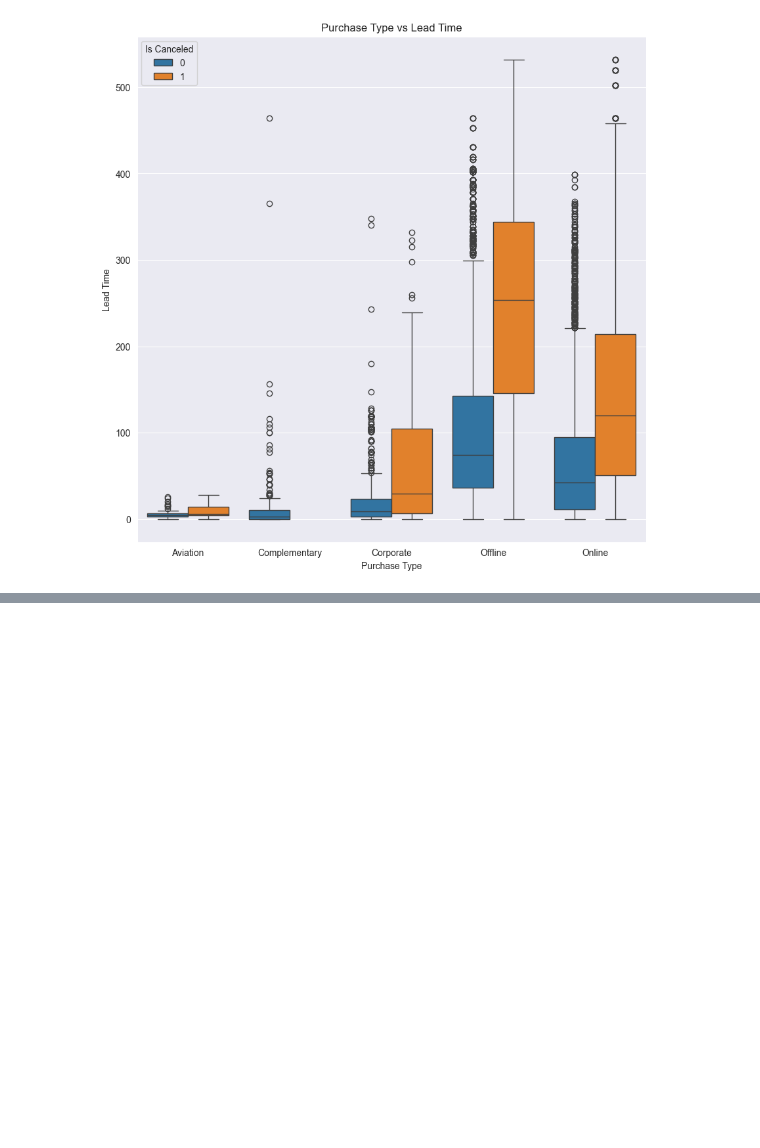
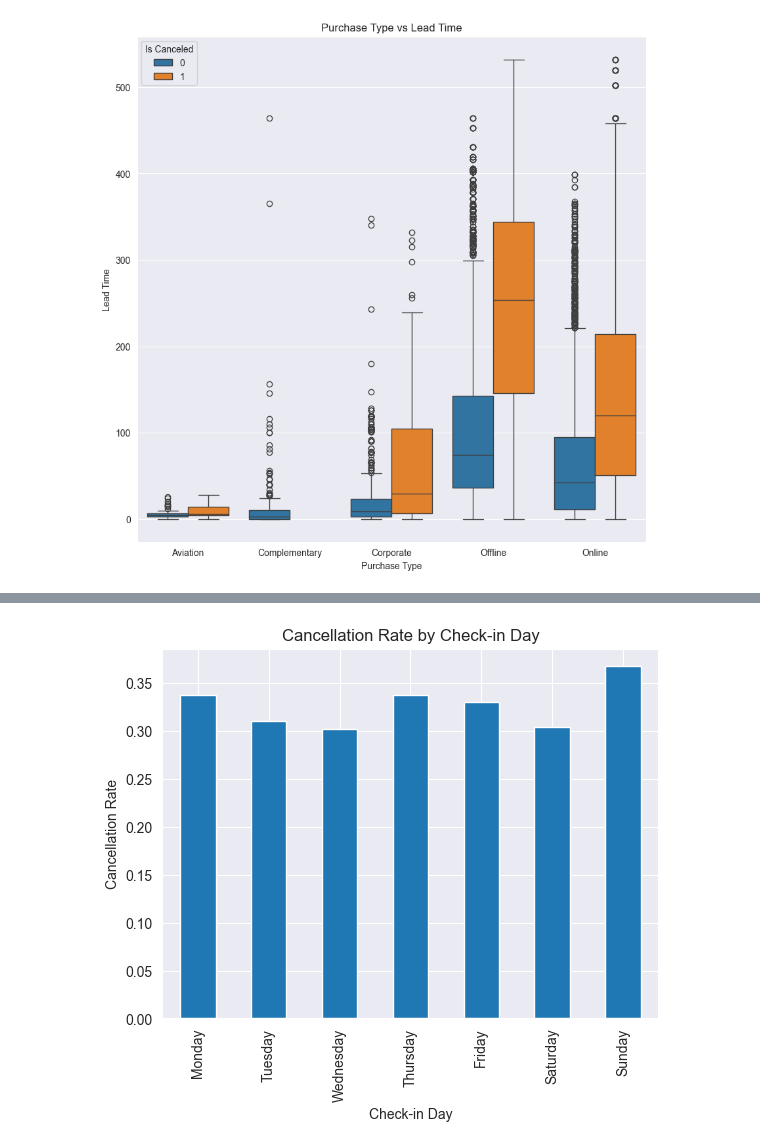
Before and after one commit to almog-sharoni/Data_Mining_Final_Project, a Jupyter notebook: main_notebook.ipynb, the cells around one changed output, grey strips where cells are left out. Drawn from its saved outputs; the diff is of its cells as text; code cells hidden in the pictures; blank space fills up the shorter version.

```diff
--- a/main_notebook.ipynb
+++ b/main_notebook.ipynb
@@ -343,0 +431,9 @@ plt.show()
+# %%
+cancellation_rate_by_day = df.groupby('check_in_day')['is_canceled'].mean()
+cancellation_rate_by_day = cancellation_rate_by_day[['Monday', 'Tuesday', 'Wednesday', 'Thursday', 'Friday', 'Saturday', 'Sunday']]
+cancellation_rate_by_day.plot(kind='bar', title='Cancellation Rate by Check-in Day')
+plt.xlabel('Check-in Day')
+plt.ylabel('Cancellation Rate')
+plt.show()
+# %% [output]
+[figure, added]
```
Also changed, not shown: parts of 24 cells of this notebook.
